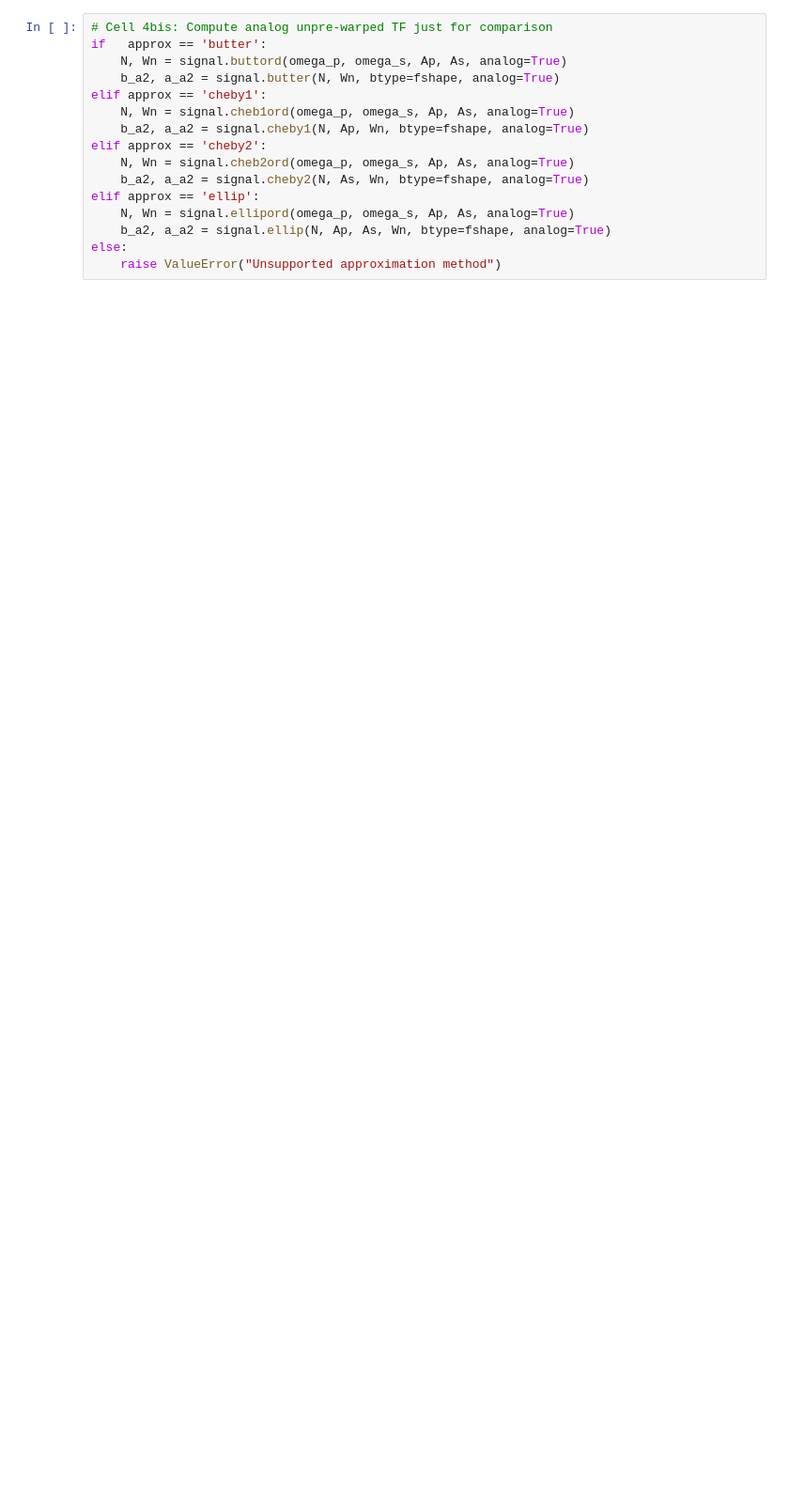
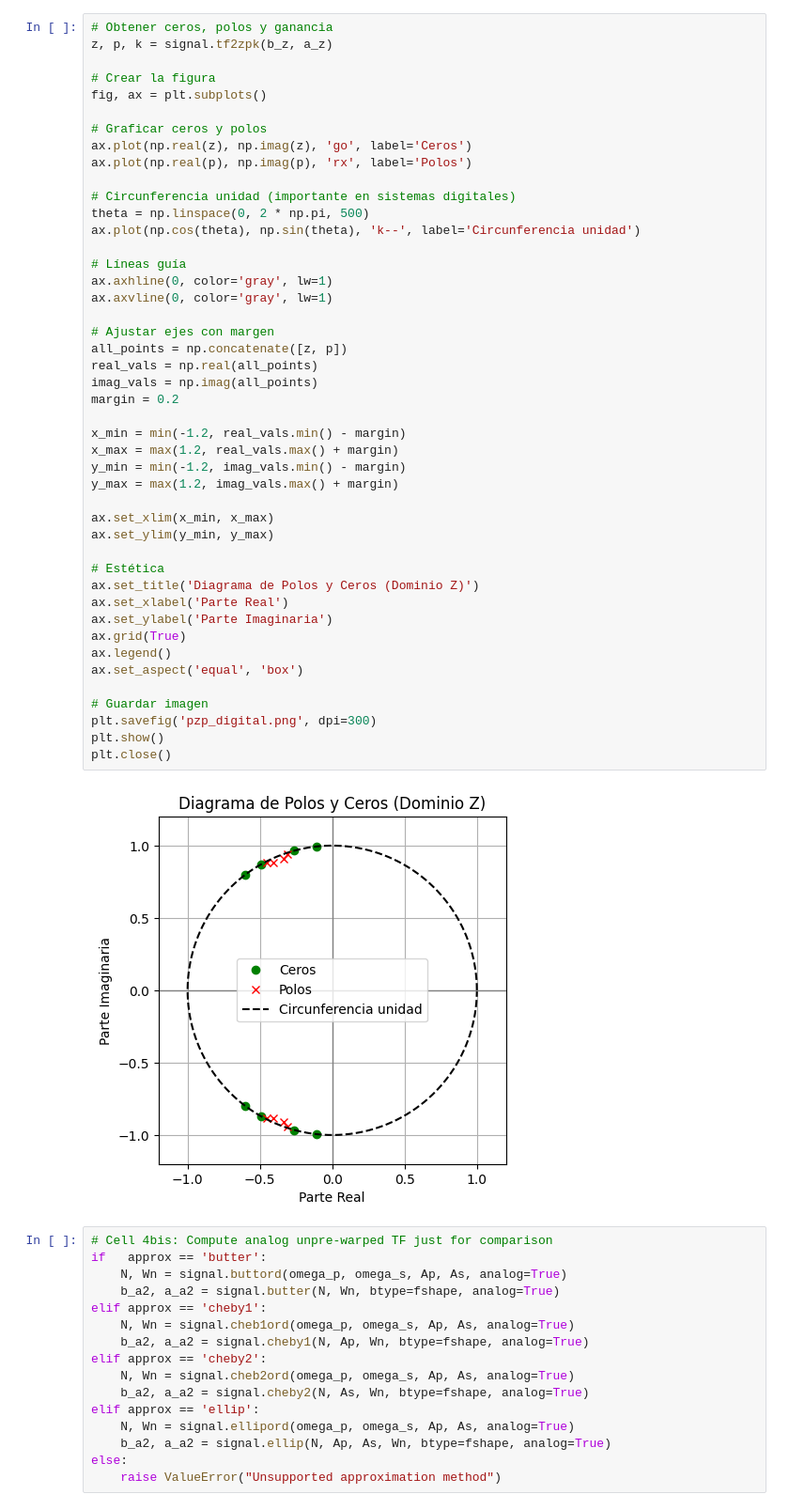
Before and after one commit to vito-pp/tps_ASSD, a Jupyter notebook: labo3/practica4/IIR_filter_bilinear_tool.ipynb, the cells around one changed output. Shown: that part at 94% size. Saved outputs shown, nothing was run; the diff lists cells and outputs as text; blank space fills up the shorter version.

```diff
--- a/labo3/practica4/IIR_filter_bilinear_tool.ipynb
+++ b/labo3/practica4/IIR_filter_bilinear_tool.ipynb
@@ -68,3 +111,50 @@ H(z) denominator a_z = [ 1.         -2.69229242  3.23010102 -1.91887044  0.48018
+# %%
+# Obtener ceros, polos y ganancia
+z, p, k = signal.tf2zpk(b_z, a_z)
+
+# Crear la figura
+fig, ax = plt.subplots()
+
+# Graficar ceros y polos
+ax.plot(np.real(z), np.imag(z), 'go', label='Ceros')
+ax.plot(np.real(p), np.imag(p), 'rx', label='Polos')
+
+# Circunferencia unidad (importante en sistemas digitales)
+theta = np.linspace(0, 2 * np.pi, 500)
+ax.plot(np.cos(theta), np.sin(theta), 'k--', label='Circunferencia unidad')
+
+# Líneas guía
+ax.axhline(0, color='gray', lw=1)
+ax.axvline(0, color='gray', lw=1)
+
+# Ajustar ejes con margen
+all_points = np.concatenate([z, p])
+real_vals = np.real(all_points)
+imag_vals = np.imag(all_points)
+margin = 0.2
+
+x_min = min(-1.2, real_vals.min() - margin)
+x_max = max(1.2, real_vals.max() + margin)
+y_min = min(-1.2, imag_vals.min() - margin)
+y_max = max(1.2, imag_vals.max() + margin)
+
+ax.set_xlim(x_min, x_max)
+ax.set_ylim(y_min, y_max)
+
+# Estética
+ax.set_title('Diagrama de Polos y Ceros (Dominio Z)')
+ax.set_xlabel('Parte Real')
+ax.set_ylabel('Parte Imaginaria')
+ax.grid(True)
+ax.legend()
+ax.set_aspect('equal', 'box')
+
+# Guardar imagen
+plt.savefig('pzp_digital.png', dpi=300)
+plt.show()
+plt.close()
+# %% [output]
+[figure, added]
 # %%
 # Cell 4bis: Compute analog unpre-warped TF just for comparison
 if   approx == 'butter':
```
Also changed, not shown: parts of 6 cells of this notebook, 12 other files.
